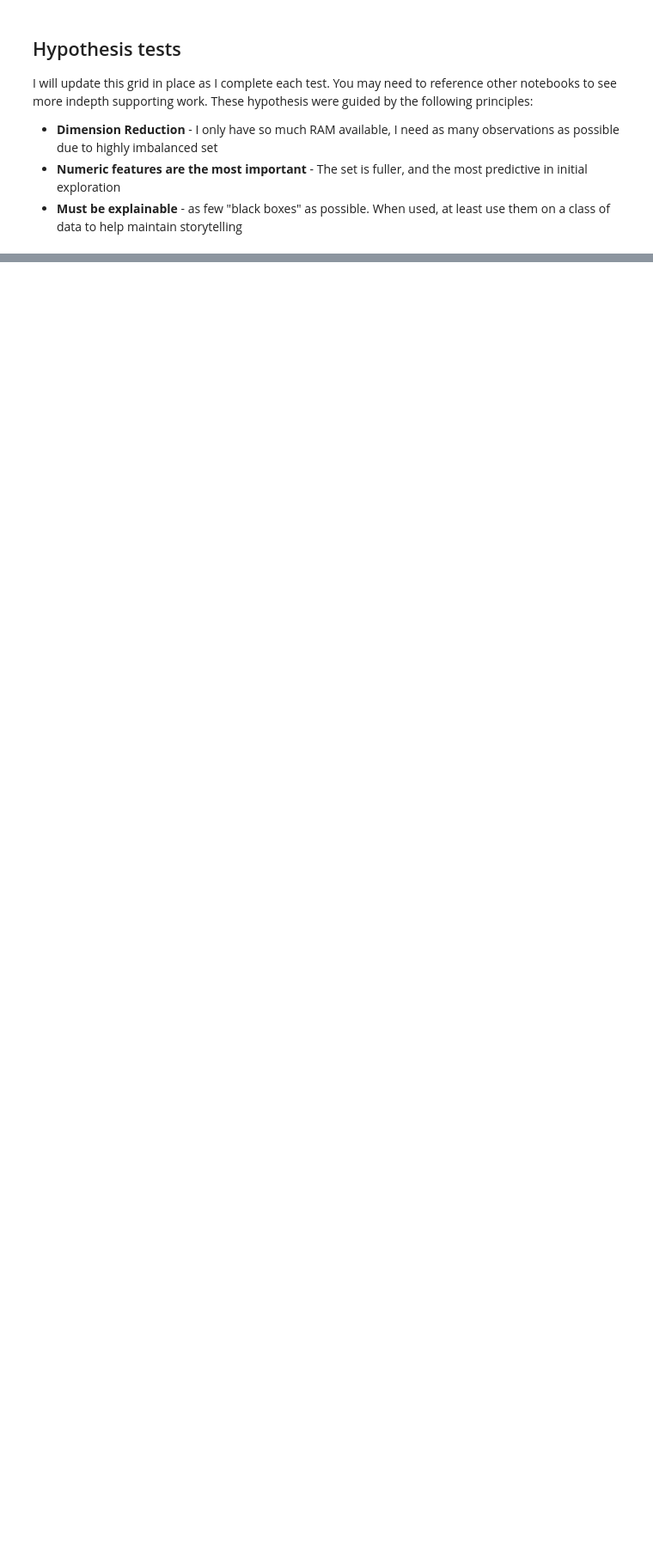
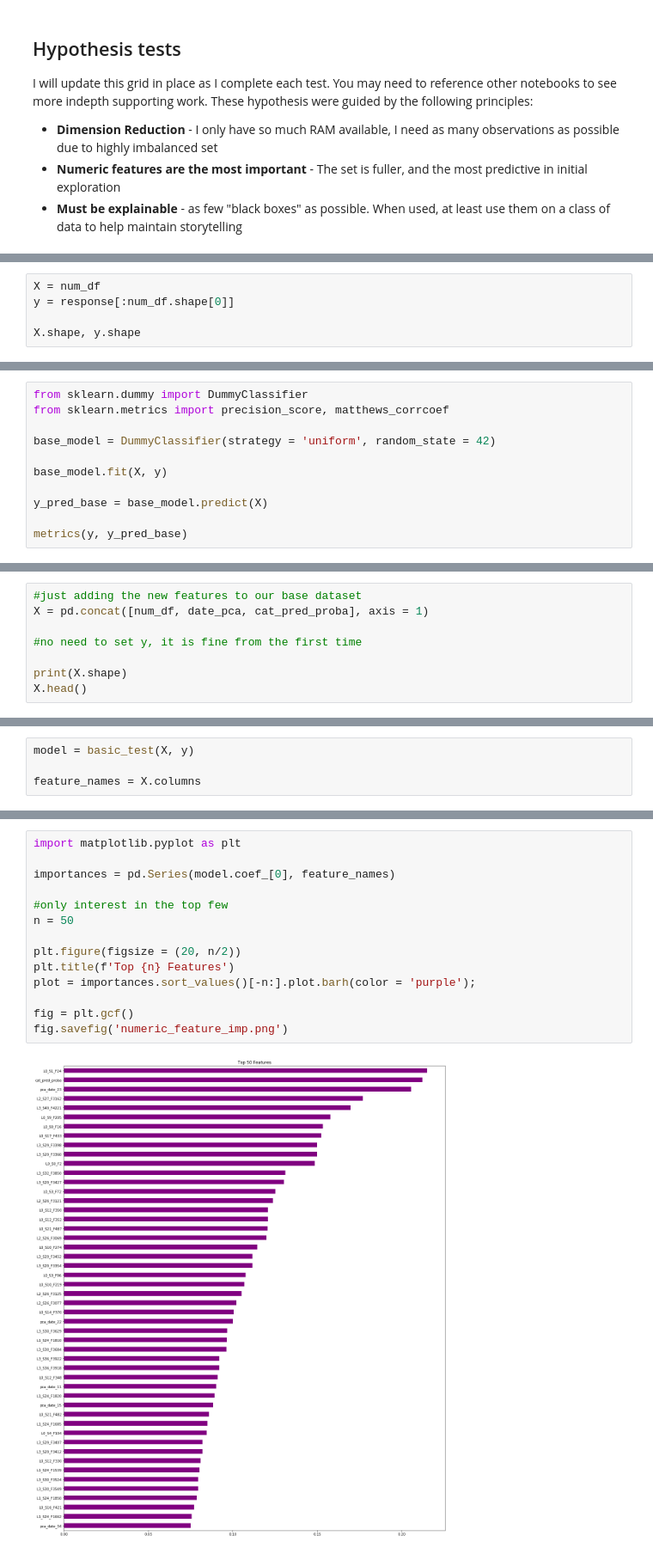
Before and after one commit to jpeone/DS-Unit-2-Build, a Jupyter notebook: main_analysis.ipynb, the cells around one changed output, grey strips where cells are left out. Shown at 86% size. Saved outputs shown, nothing was run; the diff lists cells and outputs as text; blank space fills up the shorter version.

Commit message:
Finalized notebooks. Just polishing left

```diff
--- a/main_analysis.ipynb
+++ b/main_analysis.ipynb
@@ -99,0 +184,5 @@ I will update this grid in place as I complete each test. You may need to refere
+# %%
+X = num_df
+y = response[:num_df.shape[0]]
+
+X.shape, y.shape
@@ -99,0 +191,11 @@ I will update this grid in place as I complete each test. You may need to refere
+# %%
+from sklearn.dummy import DummyClassifier
+from sklearn.metrics import precision_score, matthews_corrcoef
+
+base_model = DummyClassifier(strategy = 'uniform', random_state = 42)
+
+base_model.fit(X, y)
+
+y_pred_base = base_model.predict(X)
+
+metrics(y, y_pred_base)
@@ -99,0 +358,8 @@ I will update this grid in place as I complete each test. You may need to refere
+# %%
+#just adding the new features to our base dataset
+X = pd.concat([num_df, date_pca, cat_pred_proba], axis = 1)
+
+#no need to set y, it is fine from the first time
+
+print(X.shape)
+X.head()
@@ -99,0 +577,4 @@ I will update this grid in place as I complete each test. You may need to refere
+# %%
+model = basic_test(X, y)
+
+feature_names = X.columns
@@ -99,0 +589,16 @@ I will update this grid in place as I complete each test. You may need to refere
+# %%
+import matplotlib.pyplot as plt
+
+importances = pd.Series(model.coef_[0], feature_names)
+
+#only interest in the top few
+n = 50
+
+plt.figure(figsize = (20, n/2))
+plt.title(f'Top {n} Features')
+plot = importances.sort_values()[-n:].plot.barh(color = 'purple');
+
+fig = plt.gcf()
+fig.savefig('numeric_feature_imp.png')
+# %% [output]
+[figure, added]
```
Also changed, not shown: parts of 77 cells of this notebook, 4 other files.
